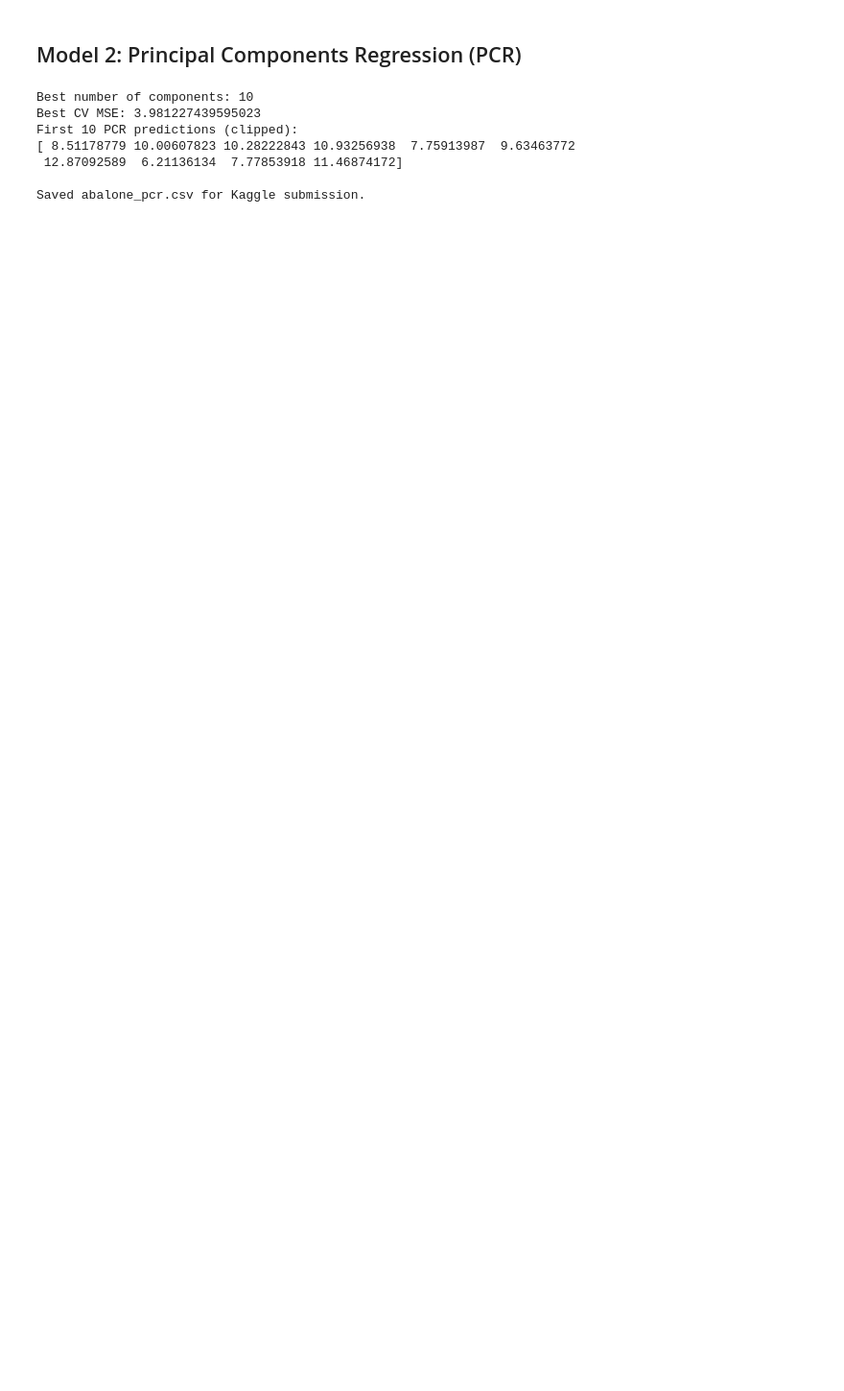
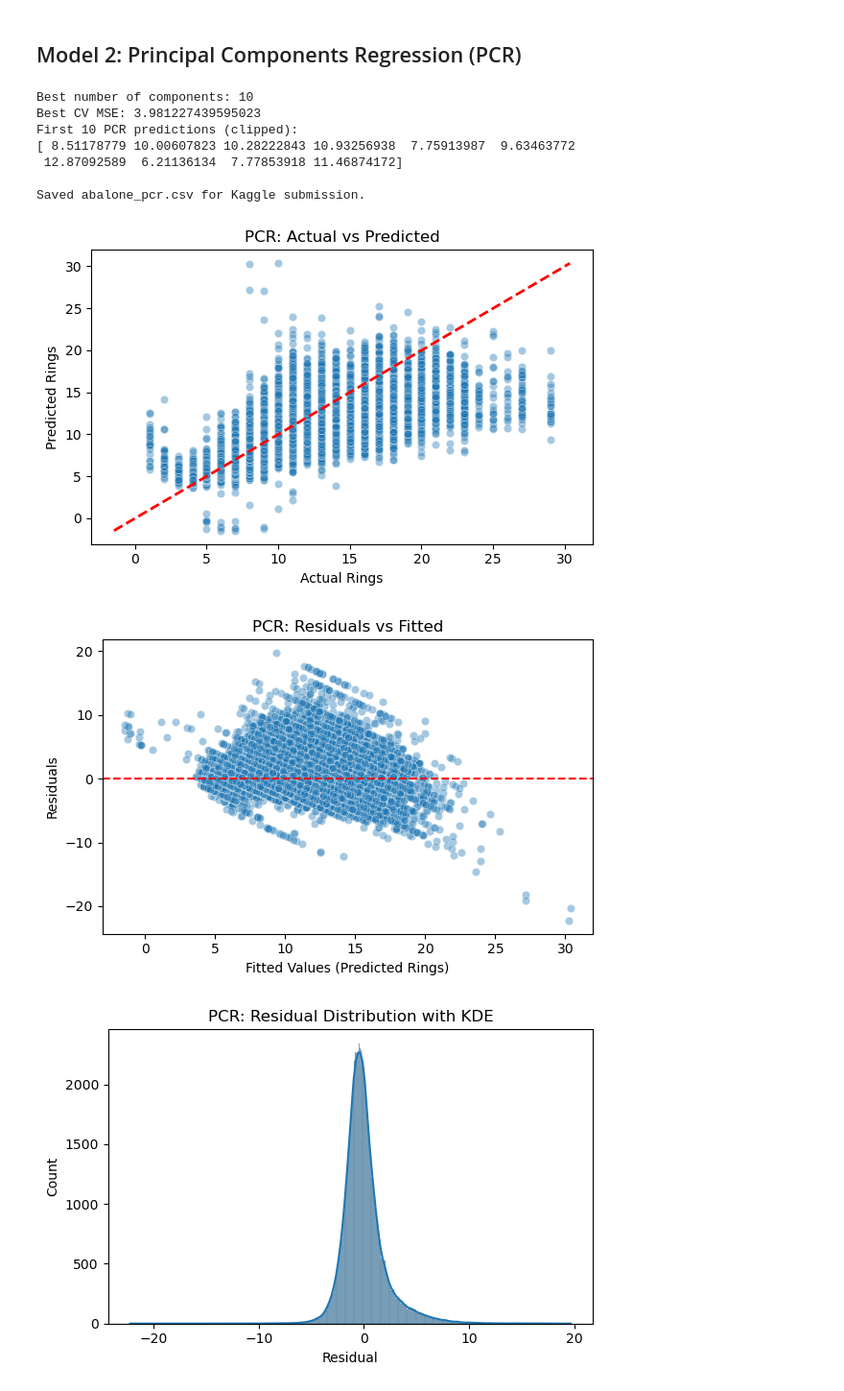
Before and after one commit to alburybloom/DDS8555-3, a Jupyter notebook: Albury-BloomADDS8555-3.ipynb, the cells around one changed output. Shown: that part at 96% size. Cells and saved outputs as stored; diff of their text form; code cells hidden in the pictures; blank space fills up the shorter version.

```diff
--- a/Albury-BloomADDS8555-3.ipynb
+++ b/Albury-BloomADDS8555-3.ipynb
@@ -366,3 +423,61 @@ First 10 PCR predictions (clipped):
  12.87092589  6.21136134  7.77853918 11.46874172]
 
 Saved abalone_pcr.csv for Kaggle submission.
+# %%
+# Diagnostics for Principal Components Regression (PCR) on training data
+
+import seaborn as sns
+import matplotlib.pyplot as plt
+from sklearn.metrics import mean_squared_error, mean_absolute_error, r2_score
+import numpy as np
+
+# Reconstruct the training set in the selected PCA space
+# (Assumes pca_scaler, pca_final, and lm_final were fit above)
+X_train_scaled_pca = pca_scaler.transform(X_train_dum)
+X_train_pca_final = pca_final.transform(X_train_scaled_pca)
+
+pcr_train_pred = lm_final.predict(X_train_pca_final)
+y_true = y_train.values
+y_pred = pcr_train_pred
+resid_pcr = y_true - y_pred
+
+# 1. Actual vs Predicted
+plt.figure(figsize=(6, 4))
+sns.scatterplot(x=y_true, y=y_pred, alpha=0.4)
+lims = [min(y_true.min(), y_pred.min()), max(y_true.max(), y_pred.max())]
+plt.plot(lims, lims, 'r--', linewidth=2)
+plt.xlabel("Actual Rings")
+plt.ylabel("Predicted Rings")
+plt.title("PCR: Actual vs Predicted")
+plt.tight_layout()
+plt.show()
+
+# 2. Residuals vs Fitted
+plt.figure(figsize=(6, 4))
+sns.scatterplot(x=y_pred, y=resid_pcr, alpha=0.4)
+plt.axhline(0, color='red', linestyle='--')
+plt.xlabel("Fitted Values (Predicted Rings)")
+plt.ylabel("Residuals")
+plt.title("PCR: Residuals vs Fitted")
+plt.tight_layout()
+plt.show()
+
+# 3. Residual Distribution with KDE
+plt.figure(figsize=(6, 4))
+sns.histplot(resid_pcr, kde=True)
+plt.xlabel("Residual")
+plt.title("PCR: Residual Distribution with KDE")
+plt.tight_layout()
+plt.show()
+
+# 4. Print basic error metrics on training data
+rmse = np.sqrt(mean_squared_error(y_true, y_pred))
+mae = mean_absolute_error(y_true, y_pred)
+r2 = r2_score(y_true, y_pred)
+print(f"PCR Training RMSE: {rmse:.4f}")
+print(f"PCR Training MAE:  {mae:.4f}")
+print(f"PCR Training R^2:  {r2:.4f}")
+# %% [output]
+[figure, added]
+[figure, added]
+[figure, added]
```
Also changed, not shown: parts of 2 cells of this notebook, 1 other file.
